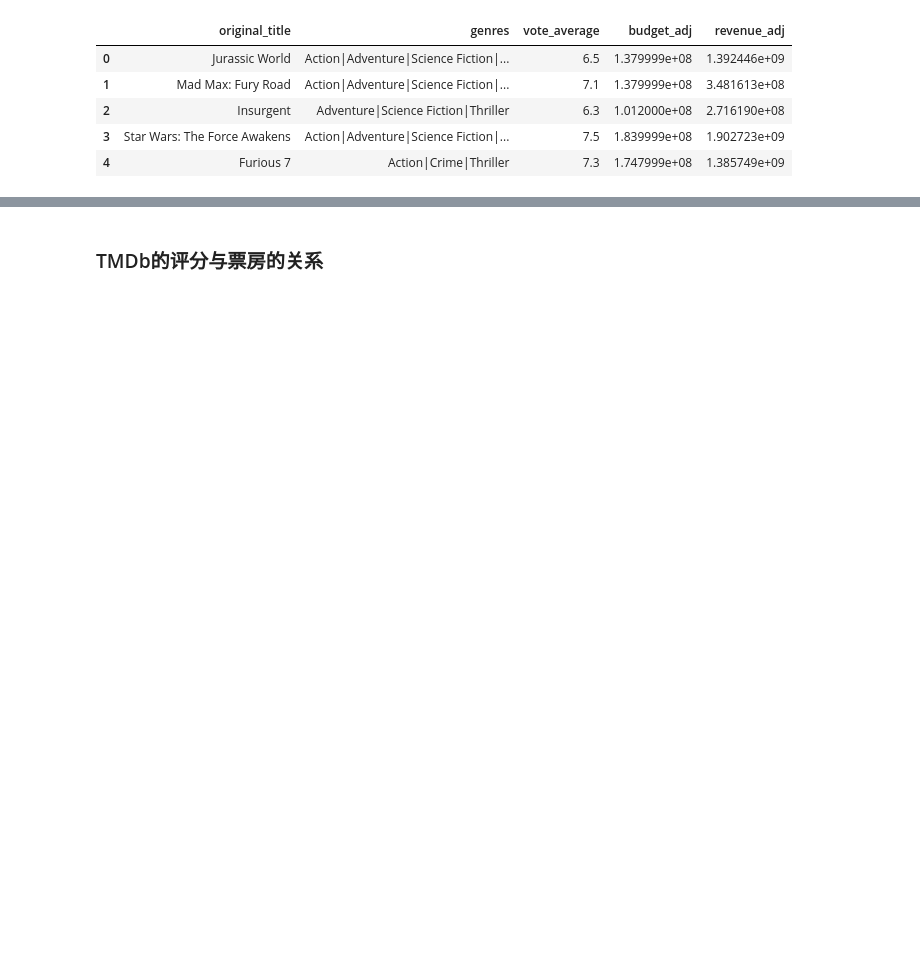
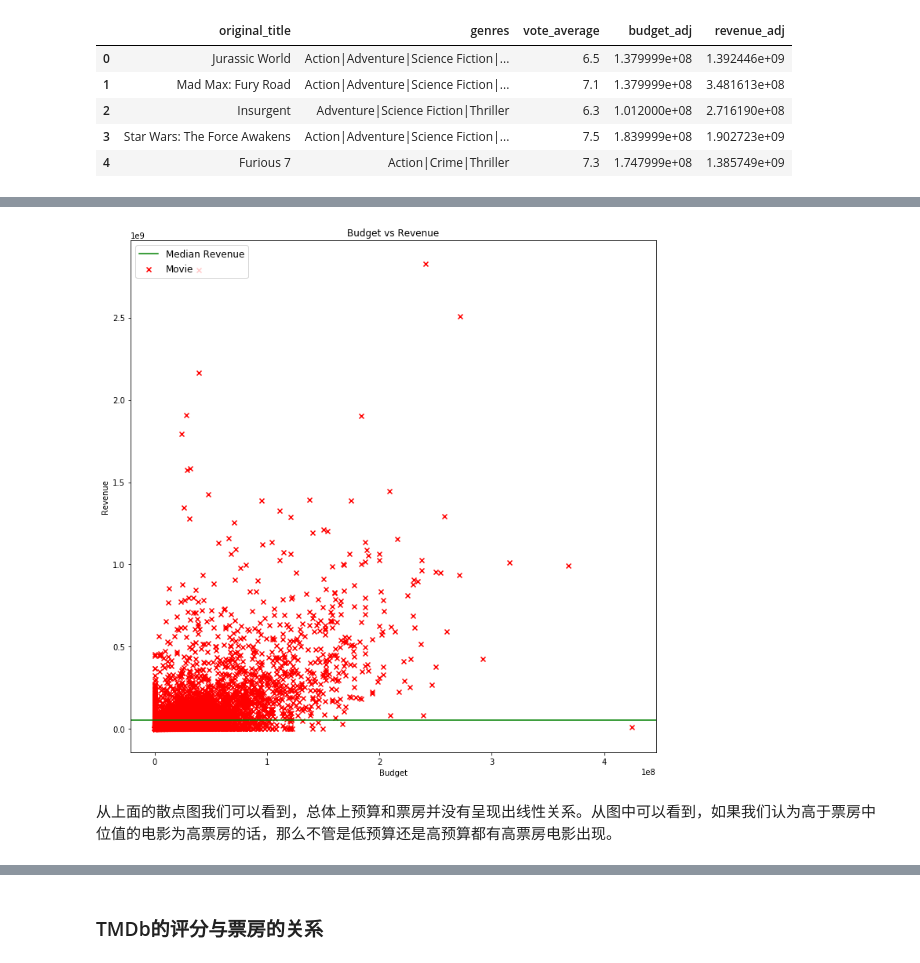
Before and after one commit to hugo626/data-analyst-nanodegree-investigate, a Jupyter notebook: Investigate-a-Dataset-zh.ipynb, the cells around one changed output, grey strips where cells are left out. Drawn from its saved outputs; the diff is of its cells as text; code cells hidden in the pictures; blank space fills up the shorter version.

```diff
--- a/Investigate-a-Dataset-zh.ipynb
+++ b/Investigate-a-Dataset-zh.ipynb
@@ -341,0 +306,25 @@ Text(0.5,0.98,'')
+# %%
+# 绘制预算与票房的散点图。
+def plotScatter(x,y,title,xlabel,ylabel,legend):
+    fig = plt.figure(figsize=(12, 12))
+    ax1 = fig.add_subplot(111)
+    #设置标题
+    ax1.set_title(title)
+    plt.axhline(y= revenue_median_fig['value'],color=revenue_median_fig['color'],label=revenue_median_fig['label'])
+    #设置X轴标签
+    plt.xlabel(xlabel)
+    #设置Y轴标签
+    plt.ylabel(ylabel)
+    #画散点图
+    ax1.scatter(x, y, c='r',marker='x', label=legend)
+    #设置图标
+    plt.legend( loc='upper left', prop={'size': 12})
+    #显示所画的图
+    plt.show()
+revenue_median = movies_genres.revenue_adj.mean()
+revenue_median_fig = {'label':'Median Revenue',  'value':revenue_median, 'color':'green'}
+plotScatter(movies_genres.budget_adj, movies_genres.revenue_adj,'Budget vs Revenue','Budget','Revenue','Movie')
+# %% [output]
+[figure, added]
+# %% [markdown]
+从上面的散点图我们可以看到，总体上预算和票房并没有呈现出线性关系。从图中可以看到，如果我们认为高于票房中位值的电影为高票房的话，那么不管是低预算还是高预算都有高票房电影出现。
```
Also changed, not shown: parts of 68 cells of this notebook, 1 other file.
